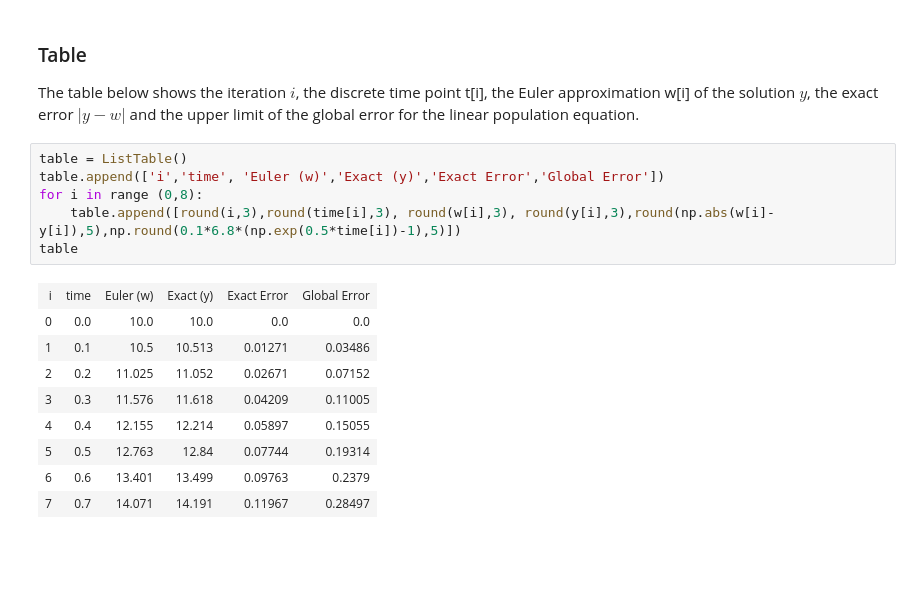
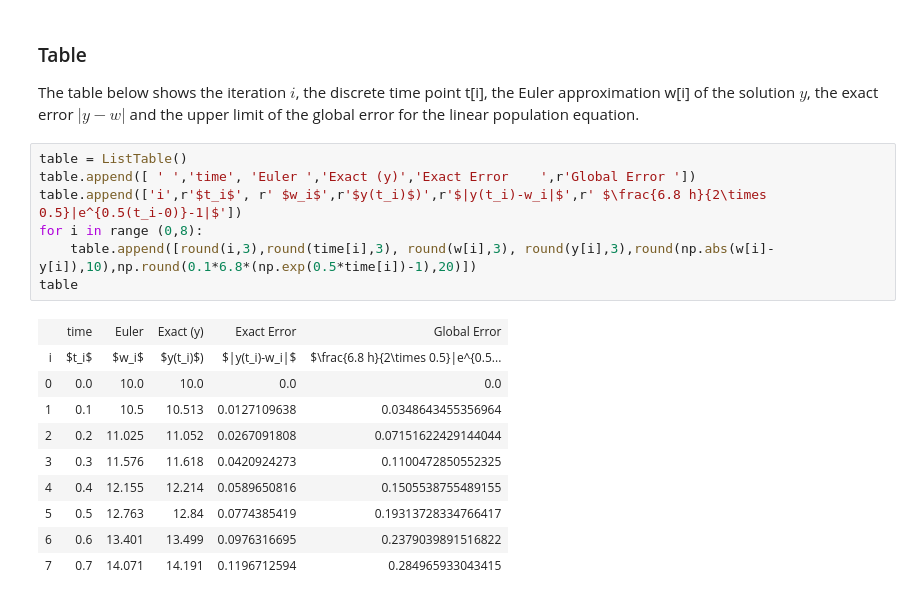
Before and after one commit to john-s-butler-dit/Numerical-Analysis-Python, a Jupyter notebook: Chapter 01 - Euler Methods/01_Euler_method_with_Theorems_Growth_function.ipynb, the cells around one changed output. Saved outputs shown, nothing was run; the diff lists cells and outputs as text; blank space fills up the shorter version.

```diff
--- a/Chapter 01 - Euler Methods/01_Euler_method_with_Theorems_Growth_function.ipynb
+++ b/Chapter 01 - Euler Methods/01_Euler_method_with_Theorems_Growth_function.ipynb
@@ -279,17 +279,19 @@ plt.plot();
 The table below shows the iteration $i$, the discrete time point t[i], the Euler approximation w[i] of the solution $y$, the exact error $|y-w|$ and the upper limit of the global error for the linear population equation.
 # %%
 table = ListTable()
-table.append(['i','time', 'Euler (w)','Exact (y)','Exact Error','Global Error'])
+table.append([ ' ','time', 'Euler ','Exact (y)','Exact Error    ',r'Global Error '])
+table.append(['i',r'$t_i$', r' $w_i$',r'$y(t_i)$)',r'$|y(t_i)-w_i|$',r' $\frac{6.8 h}{2\times 0.5}|e^{0.5(t_i-0)}-1|$'])
 for i in range (0,8):
-    table.append([round(i,3),round(time[i],3), round(w[i],3), round(y[i],3),round(np.abs(w[i]-y[i]),5),np.round(0.1*6.8*(np.exp(0.5*time[i])-1),5)])
+    table.append([round(i,3),round(time[i],3), round(w[i],3), round(y[i],3),round(np.abs(w[i]-y[i]),10),np.round(0.1*6.8*(np.exp(0.5*time[i])-1),20)])
 table
 # %% [output]
-| i | time | Euler (w) | Exact (y) | Exact Error | Global Error |
+|  | time | Euler | Exact (y) | Exact Error | Global Error |
+| i | $t_i$ | $w_i$ | $y(t_i)$) | $|y(t_i)-w_i|$ | $\frac{6.8 h}{2\times 0.5}|e^{0.5... |
 | 0 | 0.0 | 10.0 | 10.0 | 0.0 | 0.0 |
-| 1 | 0.1 | 10.5 | 10.513 | 0.01271 | 0.03486 |
-| 2 | 0.2 | 11.025 | 11.052 | 0.02671 | 0.07152 |
-| 3 | 0.3 | 11.576 | 11.618 | 0.04209 | 0.11005 |
-| 4 | 0.4 | 12.155 | 12.214 | 0.05897 | 0.15055 |
-| 5 | 0.5 | 12.763 | 12.84 | 0.07744 | 0.19314 |
-| 6 | 0.6 | 13.401 | 13.499 | 0.09763 | 0.2379 |
-| 7 | 0.7 | 14.071 | 14.191 | 0.11967 | 0.28497 |
+| 1 | 0.1 | 10.5 | 10.513 | 0.0127109638 | 0.0348643455356964 |
+| 2 | 0.2 | 11.025 | 11.052 | 0.0267091808 | 0.07151622429144044 |
+| 3 | 0.3 | 11.576 | 11.618 | 0.0420924273 | 0.1100472850552325 |
+| 4 | 0.4 | 12.155 | 12.214 | 0.0589650816 | 0.1505538755489155 |
+| 5 | 0.5 | 12.763 | 12.84 | 0.0774385419 | 0.19313728334766417 |
+| 6 | 0.6 | 13.401 | 13.499 | 0.0976316695 | 0.2379039891516822 |
+| 7 | 0.7 | 14.071 | 14.191 | 0.1196712594 | 0.284965933043415 |
```
Also changed, not shown: parts of 2 cells of this notebook, 1 other file.
